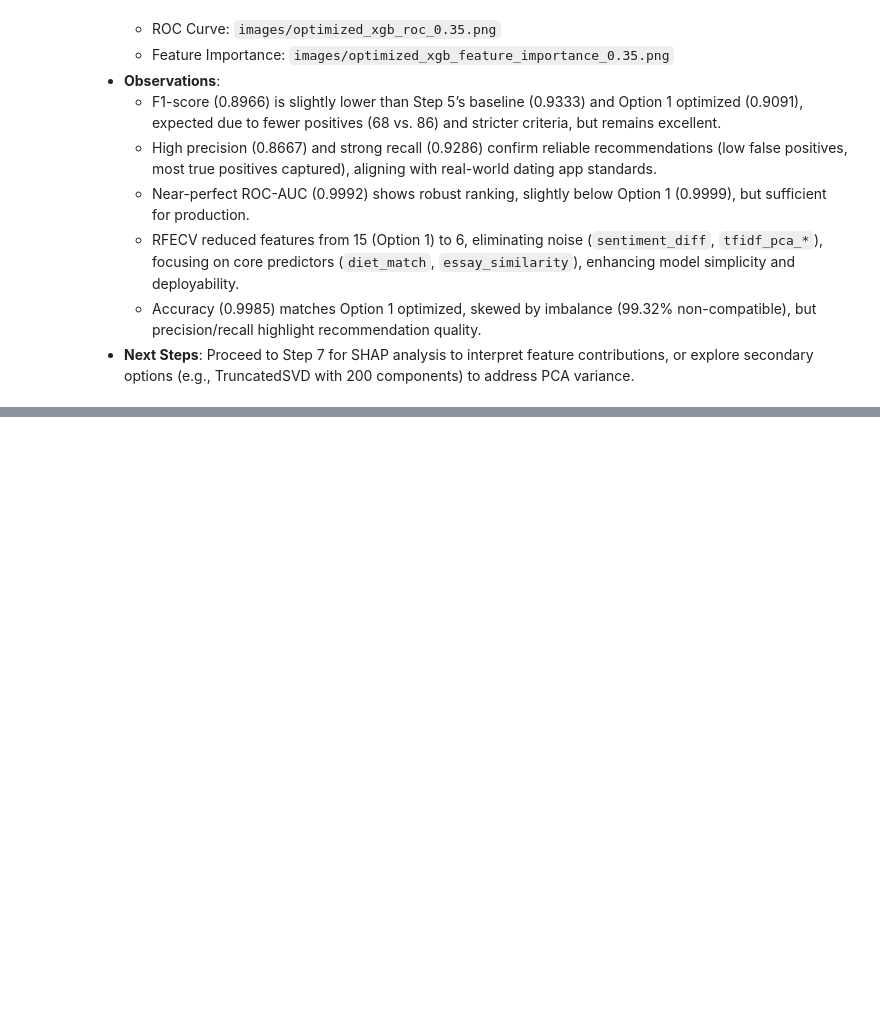
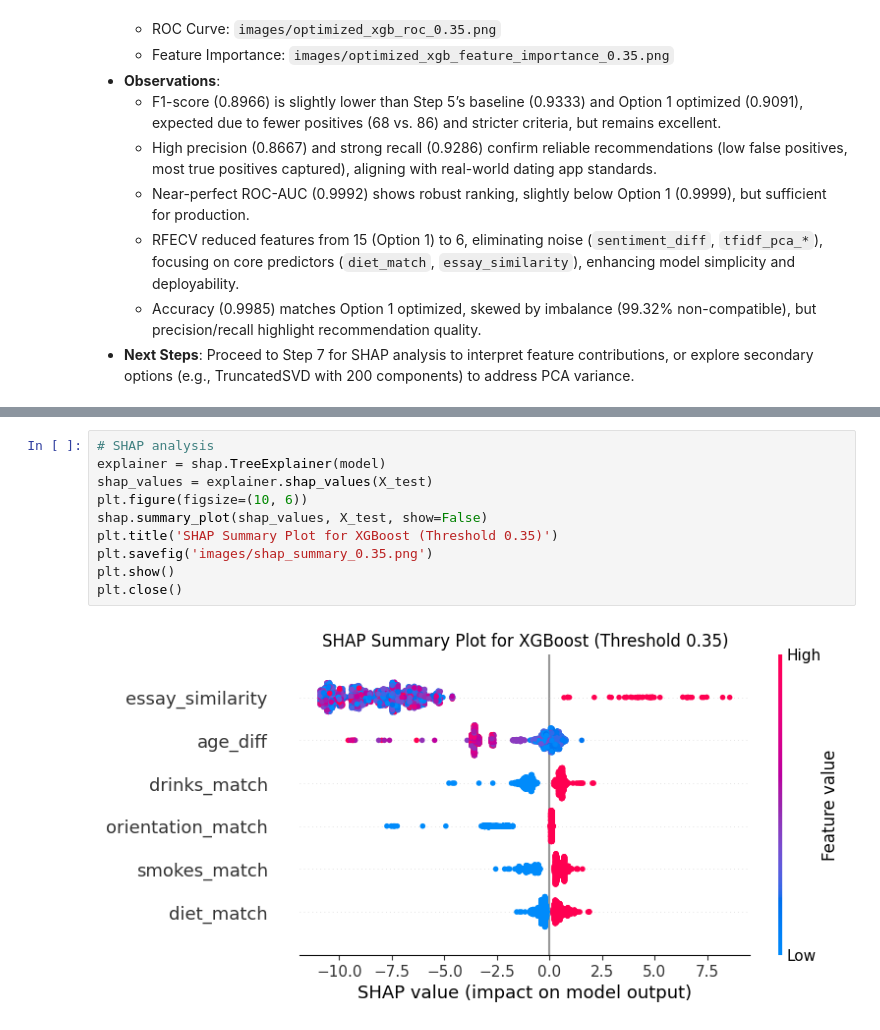
Before and after one commit to GoudyMT/dating-ml-project, a Jupyter notebook: dating_ml_analysis.ipynb, the cells around one changed output, grey strips where cells are left out. Cells and saved outputs as stored; diff of their text form; blank space fills up the shorter version.

```diff
--- a/dating_ml_analysis.ipynb
+++ b/dating_ml_analysis.ipynb
@@ -829,0 +935,12 @@ plt.close()
+# %%
+# SHAP analysis
+explainer = shap.TreeExplainer(model)
+shap_values = explainer.shap_values(X_test)
+plt.figure(figsize=(10, 6))
+shap.summary_plot(shap_values, X_test, show=False)
+plt.title('SHAP Summary Plot for XGBoost (Threshold 0.35)')
+plt.savefig('images/shap_summary_0.35.png')
+plt.show()
+plt.close()
+# %% [output]
+[figure, added]
```
Also changed, not shown: parts of 11 cells of this notebook, 4 other files.
